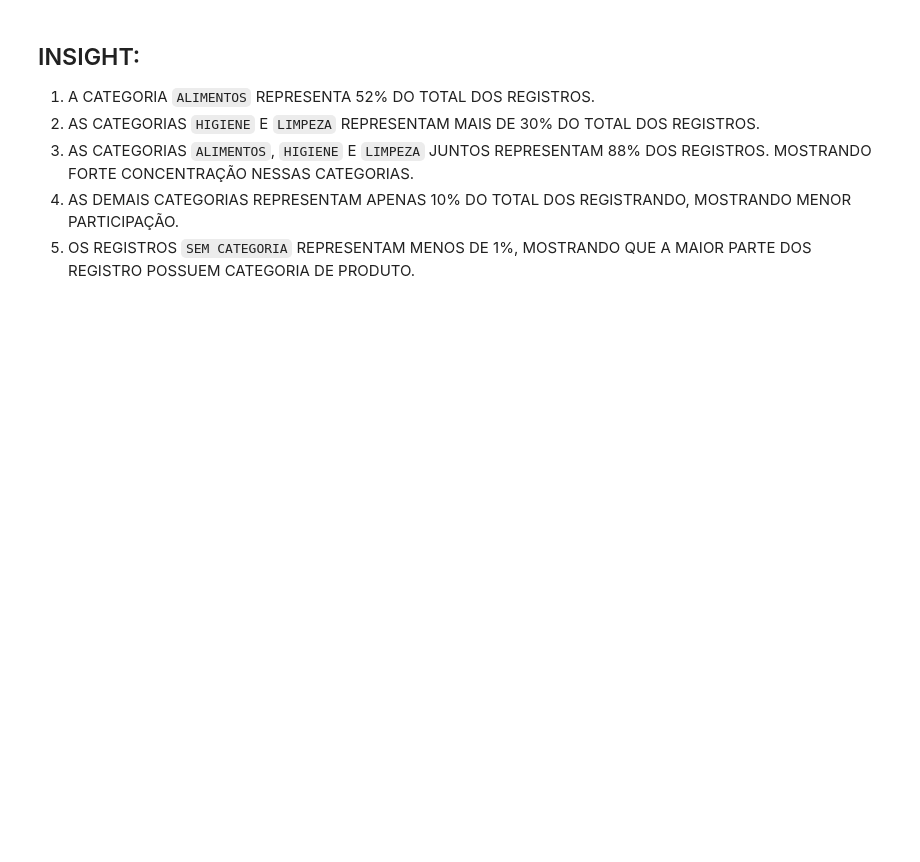
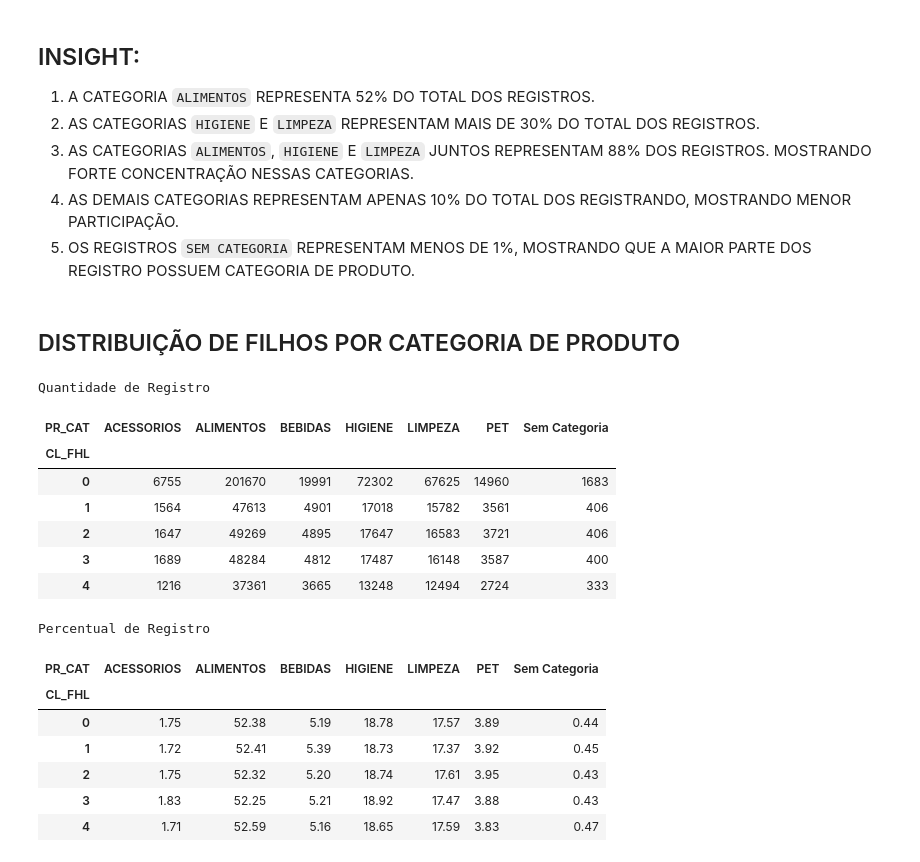
Before and after one commit to FelipeBusa/mini_projeto_turma05, a Jupyter notebook: Mini_Projeto_Felipe_Busarello.ipynb, the cells around one changed output. Cells and saved outputs as stored; diff of their text form; code cells hidden in the pictures; blank space fills up the shorter version.

```diff
--- a/Mini_Projeto_Felipe_Busarello.ipynb
+++ b/Mini_Projeto_Felipe_Busarello.ipynb
@@ -648,3 +648,45 @@ display(distribuicao_categoria)
 3. AS CATEGORIAS `ALIMENTOS`, `HIGIENE` E `LIMPEZA` JUNTOS REPRESENTAM 88% DOS REGISTROS. MOSTRANDO FORTE CONCENTRAÇÃO NESSAS CATEGORIAS.
 4. AS DEMAIS CATEGORIAS REPRESENTAM APENAS 10% DO TOTAL DOS REGISTRANDO, MOSTRANDO MENOR PARTICIPAÇÃO.
 5. OS REGISTROS `SEM CATEGORIA` REPRESENTAM MENOS DE 1%, MOSTRANDO QUE A MAIOR PARTE DOS REGISTRO POSSUEM CATEGORIA DE PRODUTO.
+# %% [markdown]
+## DISTRIBUIÇÃO DE FILHOS POR CATEGORIA DE PRODUTO
+# %%
+# ===========
+# NÚMERO DE FILHOS × CATEGORIA DE PRODUTO
+# ===========
+filhos_categoria = (df_copia.groupby(["CL_FHL", "PR_CAT"]).size().reset_index(name="Quantidade"))
+
+# CALCULANDO O PERCENTUAL DE CADA GRUPO DE FILHOS
+filhos_categoria["Percentual"] = (filhos_categoria["Quantidade"] / filhos_categoria.groupby("CL_FHL")["Quantidade"].transform("sum")* 100)
+filhos_categoria["Percentual"] = (filhos_categoria["Percentual"].map(lambda x: f"{x:.2f}%"))
+filhos_categoria = filhos_categoria.sort_values(["CL_FHL", "Quantidade"],ascending=[True, False])
+# display(filhos_categoria) ## COMO A TABELA FICA MUITO EXTENSA, VAMOS ALTERAR PARA VISUALIZAÇÃO UTILIZANDO pivot_table()
+
+
+# ===========
+# UTILIZANDO pivot_table()
+# ===========
+pivot_filhos_categoria = pd.pivot_table(df_copia,index="CL_FHL",columns="PR_CAT",aggfunc="size",fill_value=0)
+print("Quantidade de Registro")
+display(pivot_filhos_categoria)
+
+pivot_filhos_categoria_pct = (pivot_filhos_categoria.div(pivot_filhos_categoria.sum(axis=1), axis=0) * 100)
+print("Percentual de Registro")
+display(pivot_filhos_categoria_pct.round(2))
+# %% [output]
+Quantidade de Registro
+| PR_CAT | ACESSORIOS | ALIMENTOS | BEBIDAS | HIGIENE | LIMPEZA | PET | Sem Categoria |
+| CL_FHL |  |  |  |  |  |  |  |
+| 0 | 6755 | 201670 | 19991 | 72302 | 67625 | 14960 | 1683 |
+| 1 | 1564 | 47613 | 4901 | 17018 | 15782 | 3561 | 406 |
+| 2 | 1647 | 49269 | 4895 | 17647 | 16583 | 3721 | 406 |
+| 3 | 1689 | 48284 | 4812 | 17487 | 16148 | 3587 | 400 |
+| 4 | 1216 | 37361 | 3665 | 13248 | 12494 | 2724 | 333 |
+Percentual de Registro
+| PR_CAT | ACESSORIOS | ALIMENTOS | BEBIDAS | HIGIENE | LIMPEZA | PET | Sem Categoria |
+| CL_FHL |  |  |  |  |  |  |  |
+| 0 | 1.75 | 52.38 | 5.19 | 18.78 | 17.57 | 3.89 | 0.44 |
+| 1 | 1.72 | 52.41 | 5.39 | 18.73 | 17.37 | 3.92 | 0.45 |
+| 2 | 1.75 | 52.32 | 5.20 | 18.74 | 17.61 | 3.95 | 0.43 |
+| 3 | 1.83 | 52.25 | 5.21 | 18.92 | 17.47 | 3.88 | 0.43 |
+| 4 | 1.71 | 52.59 | 5.16 | 18.65 | 17.59 | 3.83 | 0.47 |
```
Also changed, not shown: parts of 7 cells of this notebook.
